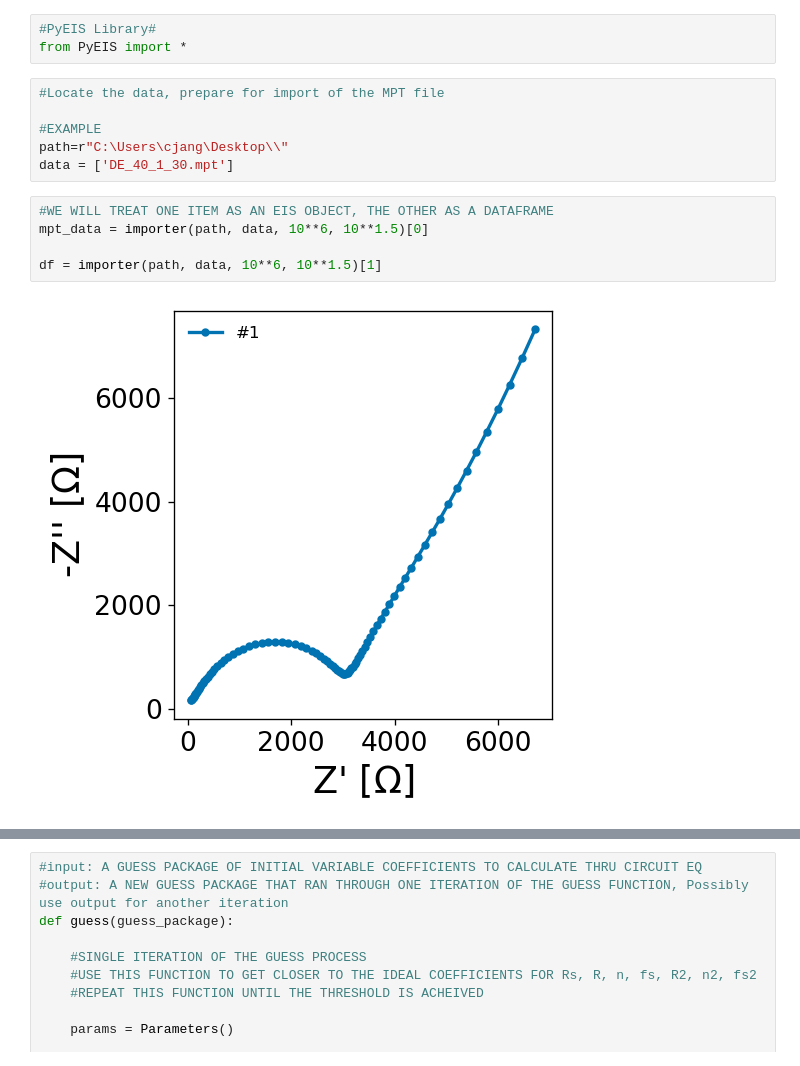
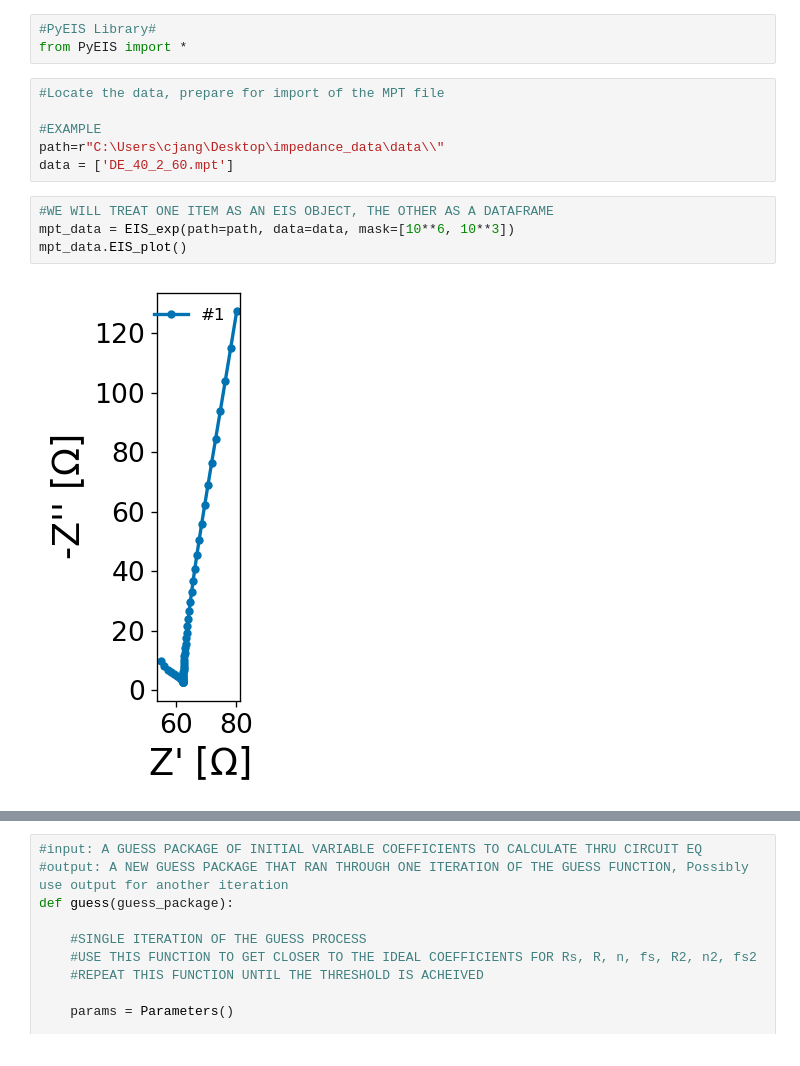
Before and after one commit to WildcatDiscovery/Kyler_Speed_Circuit, a Jupyter notebook: python_notebooks/data_testing.ipynb, the cells around one changed output, grey strips where cells are left out. Drawn from its saved outputs; the diff is of its cells as text.

```diff
--- a/python_notebooks/data_testing.ipynb
+++ b/python_notebooks/data_testing.ipynb
@@ -8,12 +8,11 @@ from PyEIS import *
 #Locate the data, prepare for import of the MPT file
 
 #EXAMPLE
-path=r"C:\Users\cjang\Desktop\\"
-data = ['DE_40_1_30.mpt']
+path=r"C:\Users\cjang\Desktop\impedance_data\data\\"
+data = ['DE_40_2_60.mpt']
 # %%
 #WE WILL TREAT ONE ITEM AS AN EIS OBJECT, THE OTHER AS A DATAFRAME
-mpt_data = importer(path, data, 10**6, 10**1.5)[0]
-
-df = importer(path, data, 10**6, 10**1.5)[1]
+mpt_data = EIS_exp(path=path, data=data, mask=[10**6, 10**3])
+mpt_data.EIS_plot()
 # %% [output]
-[figure, old version]
+[figure, new version]
```
Also changed, not shown: parts of 16 cells of this notebook, 3 other files.
